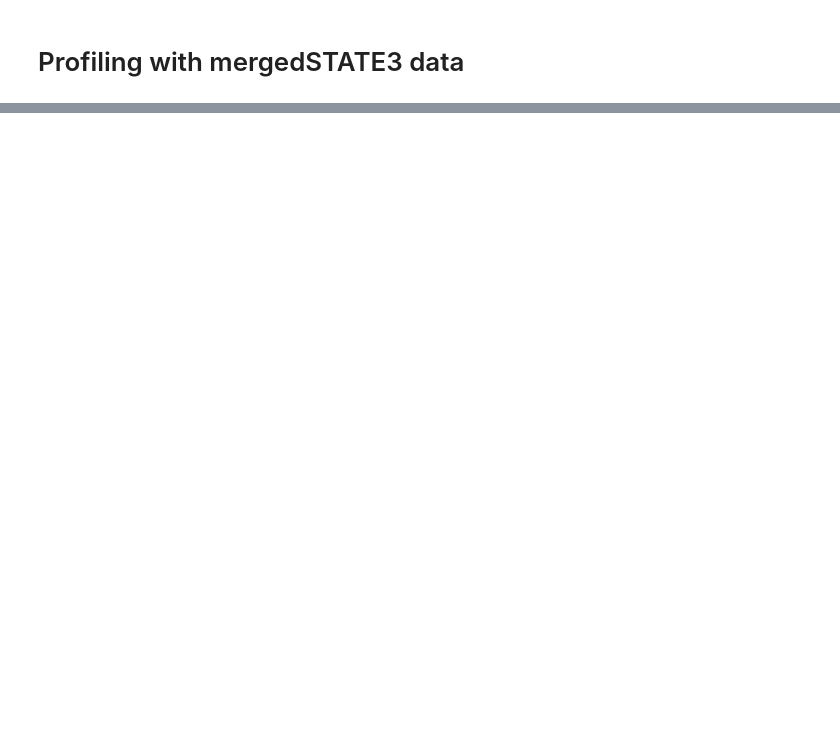
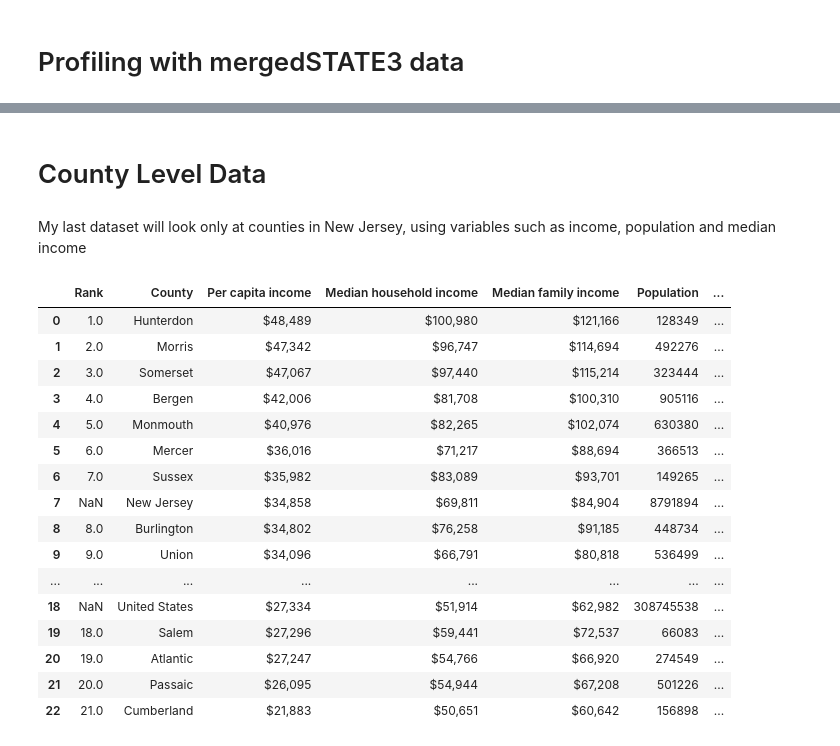
Before and after one commit to jmccahill5/datman, a Jupyter notebook: PS6.ipynb, the cells around one changed output, grey strips where cells are left out. Cells and saved outputs as stored; diff of their text form; code cells hidden in the pictures; blank space fills up the shorter version.

```diff
--- a/PS6.ipynb
+++ b/PS6.ipynb
@@ -1063,0 +1086,4 @@ ProfileReport(mergedSTATE3, title="State Housing Data")
+# %% [markdown]
+# County Level Data
+# %% [markdown]
+My last dataset will look only at counties in New Jersey, using variables such as income, population and median income
@@ -1063,0 +1092,22 @@ ProfileReport(mergedSTATE3, title="State Housing Data")
+# %%
+Countydat2=pd.read_html('https://en.wikipedia.org/wiki/List_of_New_Jersey_locations_by_per_capita_income',match='County',flavor=None)[0].head(23)
+# %%
+Countydat2
+# %% [output]
+|  | Rank | County | Per capita income | Median household income | Median family income | Population | ... |
+| 0 | 1.0 | Hunterdon | $48,489 | $100,980 | $121,166 | 128349 | ... |
+| 1 | 2.0 | Morris | $47,342 | $96,747 | $114,694 | 492276 | ... |
+| 2 | 3.0 | Somerset | $47,067 | $97,440 | $115,214 | 323444 | ... |
+| 3 | 4.0 | Bergen | $42,006 | $81,708 | $100,310 | 905116 | ... |
+| 4 | 5.0 | Monmouth | $40,976 | $82,265 | $102,074 | 630380 | ... |
+| 5 | 6.0 | Mercer | $36,016 | $71,217 | $88,694 | 366513 | ... |
+| 6 | 7.0 | Sussex | $35,982 | $83,089 | $93,701 | 149265 | ... |
+| 7 | NaN | New Jersey | $34,858 | $69,811 | $84,904 | 8791894 | ... |
+| 8 | 8.0 | Burlington | $34,802 | $76,258 | $91,185 | 448734 | ... |
+| 9 | 9.0 | Union | $34,096 | $66,791 | $80,818 | 536499 | ... |
+| ... | ... | ... | ... | ... | ... | ... | ... |
+| 18 | NaN | United States | $27,334 | $51,914 | $62,982 | 308745538 | ... |
+| 19 | 18.0 | Salem | $27,296 | $59,441 | $72,537 | 66083 | ... |
+| 20 | 19.0 | Atlantic | $27,247 | $54,766 | $66,920 | 274549 | ... |
+| 21 | 20.0 | Passaic | $26,095 | $54,944 | $67,208 | 501226 | ... |
+| 22 | 21.0 | Cumberland | $21,883 | $50,651 | $60,642 | 156898 | ... |
```
Also changed, not shown: parts of 42 cells of this notebook.
